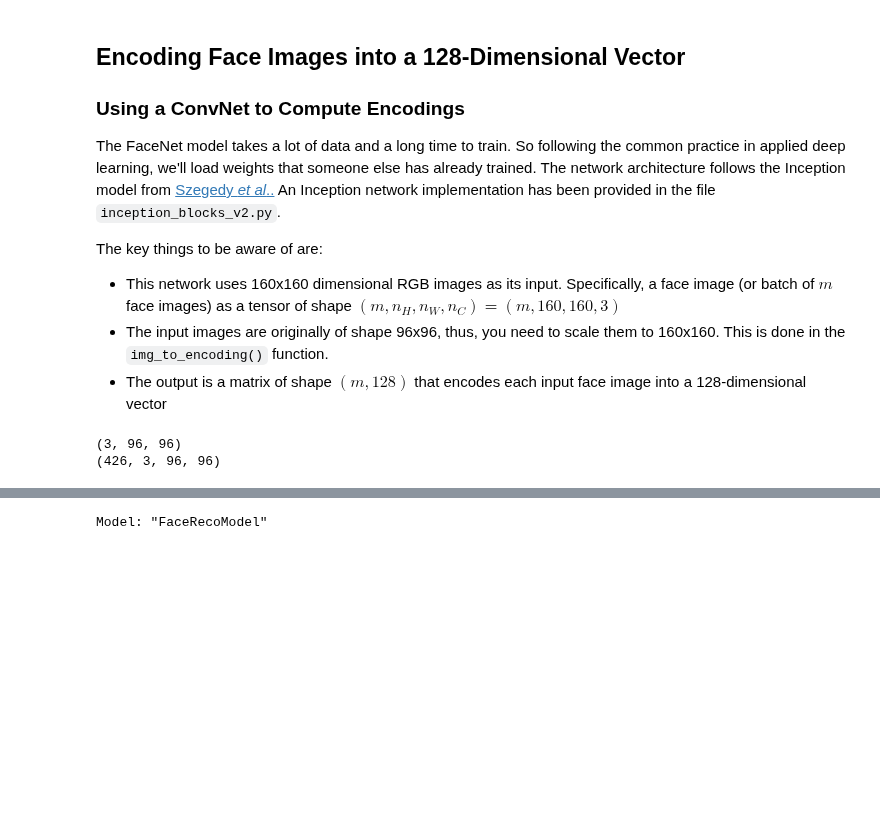
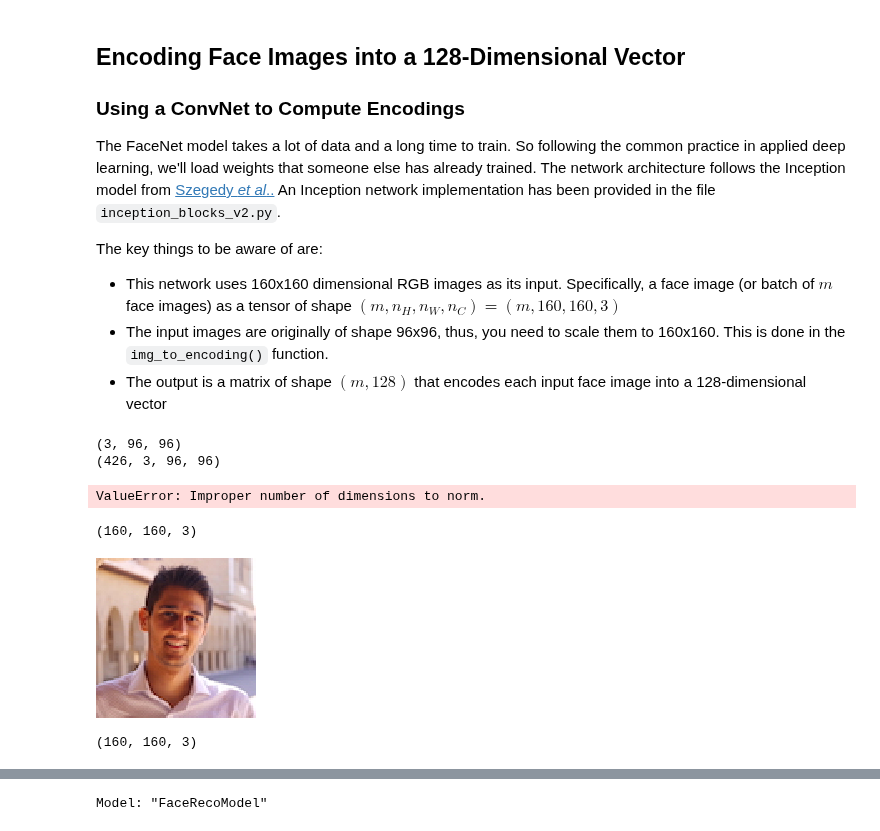
Before and after one commit to IvonLuiz/Deep-Learning, a Jupyter notebook: notebooks/facenet.ipynb, the cells around one changed output, grey strips where cells are left out. Saved outputs shown, nothing was run; the diff lists cells and outputs as text; code cells hidden in the pictures; blank space fills up the shorter version.

Commit message:
getting data and model

```diff
--- a/notebooks/facenet.ipynb
+++ b/notebooks/facenet.ipynb
@@ -88,0 +115,32 @@ print(train_x.shape)
+# %%
+database = {}
+path_test = '../datasets/faces/test/'
+database["danielle"] = img_to_encoding(path_test + "danielle.png", inception_model)
+database["younes"] = img_to_encoding(path_test + "younes.jpg", inception_model)
+database["tian"] = img_to_encoding(path_test + "tian.jpg", inception_model)
+database["andrew"] = img_to_encoding(path_test + "andrew.jpg", inception_model)
+database["kian"] = img_to_encoding(path_test + "kian.jpg", inception_model)
+database["dan"] = img_to_encoding(path_test + "dan.jpg", inception_model)
+database["sebastiano"] = img_to_encoding(path_test + "sebastiano.jpg", inception_model)
+database["bertrand"] = img_to_encoding(path_test + "bertrand.jpg", inception_model)
+database["kevin"] = img_to_encoding(path_test + "kevin.jpg", inception_model)
+database["felix"] = img_to_encoding(path_test + "felix.jpg", inception_model)
+database["benoit"] = img_to_encoding(path_test + "benoit.jpg", inception_model)
+database["arnaud"] = img_to_encoding(path_test + "arnaud.jpg", inception_model)
+# %% [output]
+ValueError: Improper number of dimensions to norm.
+# %%
+danielle = tf.keras.preprocessing.image.load_img(path_test + "danielle.png", target_size=(160, 160))
+kian = tf.keras.preprocessing.image.load_img(path_test + "kian.jpg", target_size=(160, 160))
+# %%
+np.around(np.array(kian) / 255.0, decimals=12).shape
+# %% [output]
+(160, 160, 3)
+# %%
+kian
+# %% [output]
+[figure, added]
+# %%
+np.around(np.array(danielle) / 255.0, decimals=12).shape
+# %% [output]
+(160, 160, 3)
```
Also changed, not shown: parts of 9 cells of this notebook.
